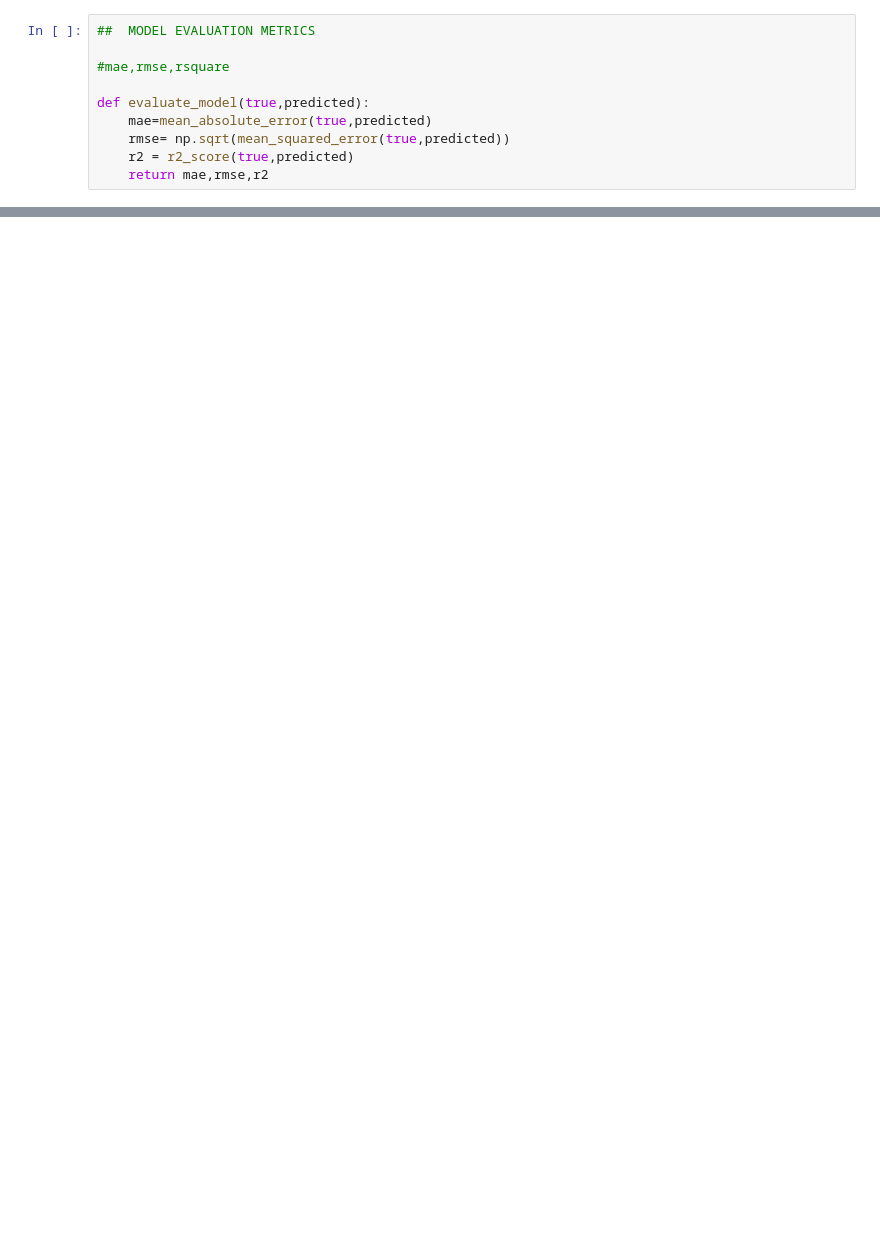
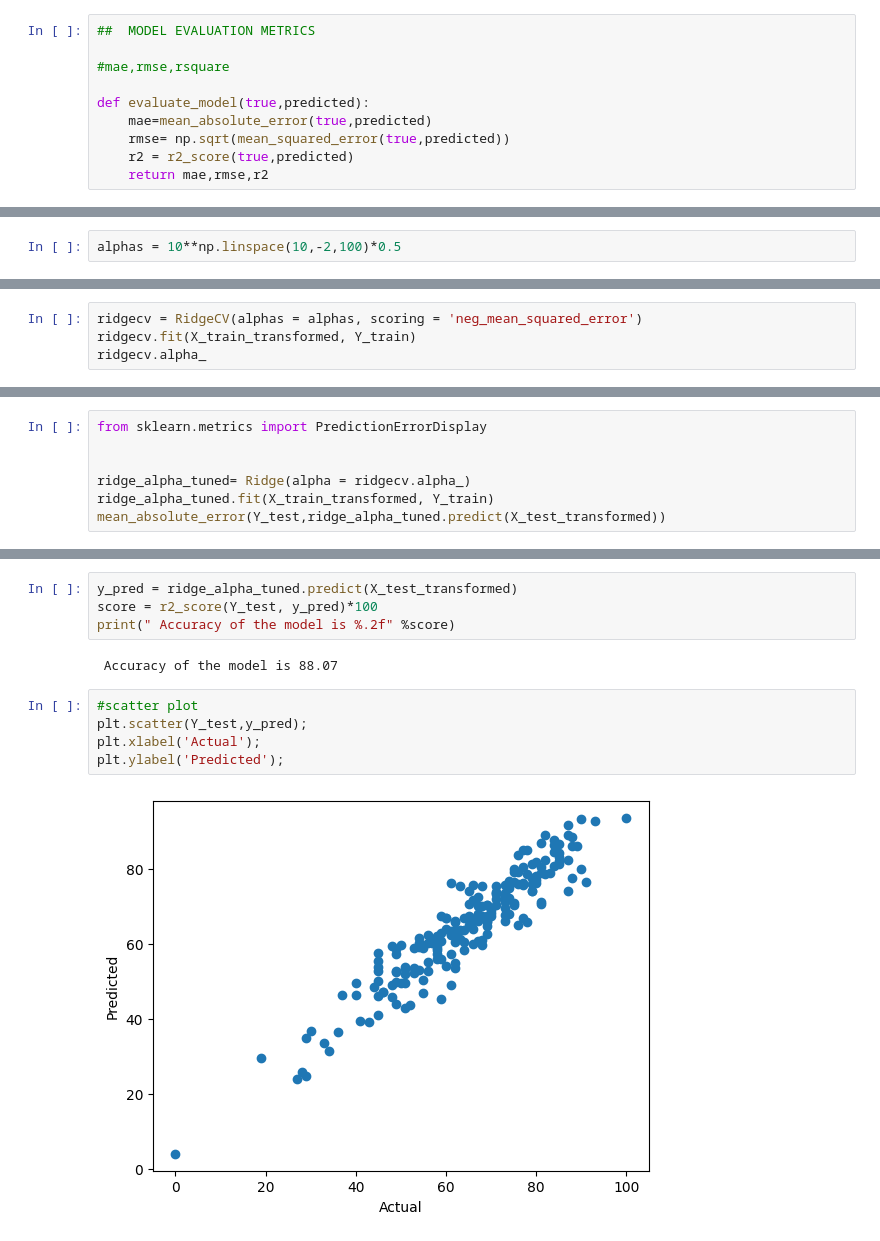
Before and after one commit to prasannaml/ML-End-to-End-Project, a Jupyter notebook: notebook/MODEL TRAINING.ipynb, the cells around one changed output, grey strips where cells are left out. Saved outputs shown, nothing was run; the diff lists cells and outputs as text; blank space fills up the shorter version.

Commit message:
model training

```diff
--- a/notebook/MODEL TRAINING.ipynb
+++ b/notebook/MODEL TRAINING.ipynb
@@ -215,0 +257,2 @@ MODEL PERFORMANCE FOR TEST SET
+# %%
+alphas = 10**np.linspace(10,-2,100)*0.5
@@ -215,0 +277,4 @@ MODEL PERFORMANCE FOR TEST SET
+# %%
+ridgecv = RidgeCV(alphas = alphas, scoring = 'neg_mean_squared_error')
+ridgecv.fit(X_train_transformed, Y_train)
+ridgecv.alpha_
@@ -215,0 +283,7 @@ MODEL PERFORMANCE FOR TEST SET
+# %%
+from sklearn.metrics import PredictionErrorDisplay
+
+
+ridge_alpha_tuned= Ridge(alpha = ridgecv.alpha_)
+ridge_alpha_tuned.fit(X_train_transformed, Y_train)
+mean_absolute_error(Y_test,ridge_alpha_tuned.predict(X_test_transformed))
@@ -215,0 +315,13 @@ MODEL PERFORMANCE FOR TEST SET
+# %%
+y_pred = ridge_alpha_tuned.predict(X_test_transformed)
+score = r2_score(Y_test, y_pred)*100
+print(" Accuracy of the model is %.2f" %score)
+# %% [output]
+ Accuracy of the model is 88.07
+# %%
+#scatter plot
+plt.scatter(Y_test,y_pred);
+plt.xlabel('Actual');
+plt.ylabel('Predicted');
+# %% [output]
+[figure, added]
```
Also changed, not shown: parts of 11 cells of this notebook.
